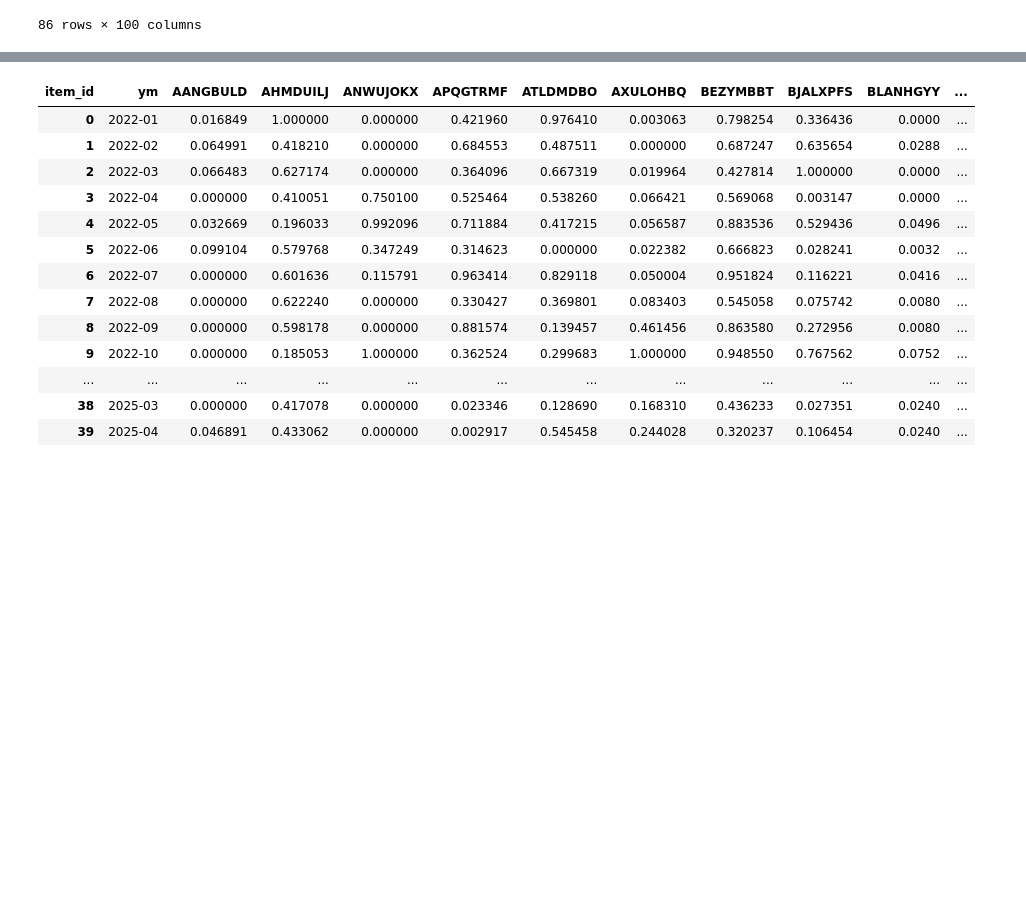
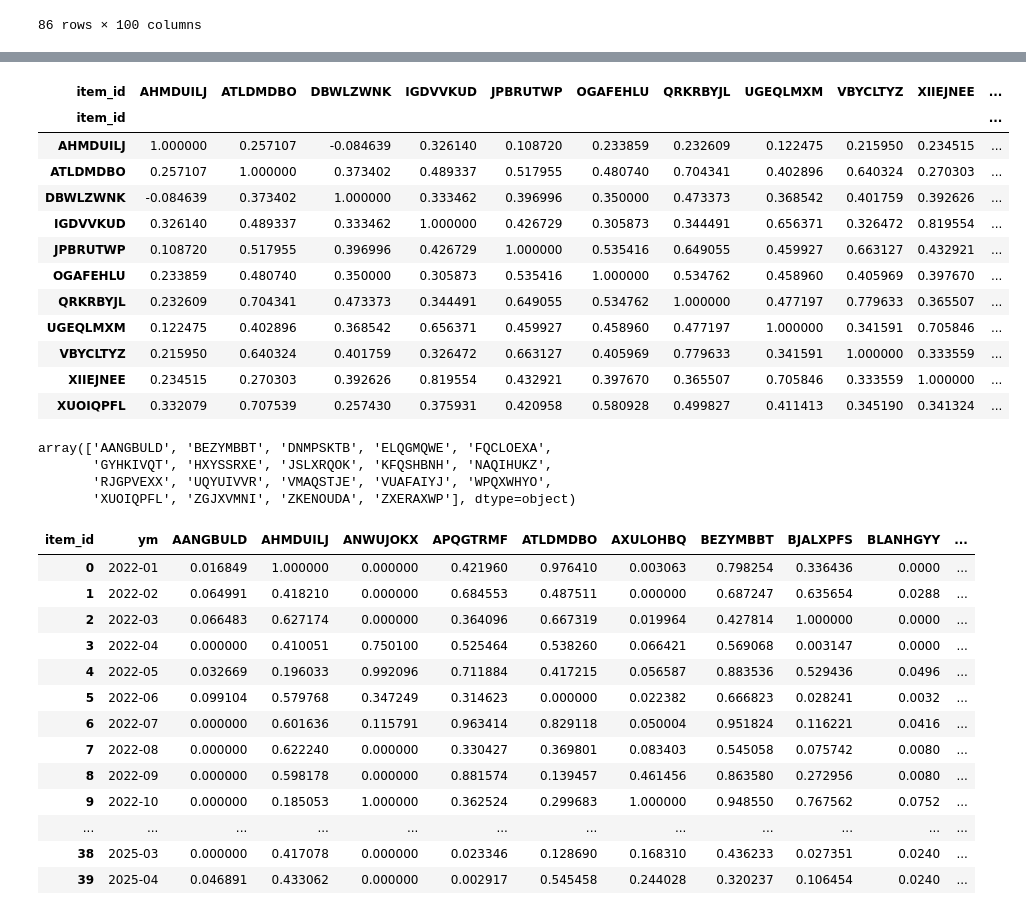
Before and after one commit to hongjeonghui/data-contest-lab, a Jupyter notebook: competitions/2025-kookmin-aibd/02_experiments/notebooks/notebook_code_대일/[Baseline]_피어슨 상관계수 기반 공행성 판단 및 회귀 모델 학습_추론.ipynb, the cells around one changed output, grey strips where cells are left out. Saved outputs shown, nothing was run; the diff lists cells and outputs as text; code cells hidden in the pictures; blank space fills up the shorter version.

```diff
--- a/competitions/2025-kookmin-aibd/02_experiments/notebooks/notebook_code_대일/[Baseline]_피어슨 상관계수 기반 공행성 판단 및 회귀 모델 학습_추론.ipynb
+++ b/competitions/2025-kookmin-aibd/02_experiments/notebooks/notebook_code_대일/[Baseline]_피어슨 상관계수 기반 공행성 판단 및 회귀 모델 학습_추론.ipynb
@@ -137,4 +153,4 @@ pivot_w.head()
 # %%
-hs4 = pd.read_csv('./hs4.csv')
-hs4 = hs4.drop("2024수출액(달러)", axis=1)
+hs4 = pd.read_csv('./hs4_c.csv')
+# hs4 = hs4.drop("2024수출액(달러)", axis=1)
 hs4.columns = ["index", 'hs4', 'tag']
@@ -150,0 +235,5 @@ train["hs4_tag"] = result
+# %%
+same_tag = []
+for i in train.iloc[train["item_id"].drop_duplicates().index]["hs4_tag"].unique():
+    same_tag.append(pivot.reset_index()[pd.merge(pivot,train.iloc[train["item_id"].drop_duplicates().index][["item_id","hs4_tag"]],on="item_id")["hs4_tag"] == i].set_index("item_id").T.columns.to_list())
+same_tag
@@ -150,0 +258,5 @@ train["hs4_tag"] = result
+# %%
+asdqqqqqq = []
+for i in same_tag:
+    if len(i) > 1:
+        asdqqqqqq.append(i)
@@ -150,0 +280,5 @@ train["hs4_tag"] = result
+# %%
+corr_t = pivot.T.corr()
+sorted_corr = {}
+for i in pivot.T.columns:
+    sorted_corr[i]=corr_t[i][abs(corr_t[i]).sort_values(ascending=False) > 0.3]
@@ -280,2 +496,25 @@ out_df = aggregate_monthly(train, ensure_continuous_months=False)
+# %%
+pivot.T[sorted_corr["IGDVVKUD"].index.to_numpy()].corr()
+# %% [output]
+| item_id | AHMDUILJ | ATLDMDBO | DBWLZWNK | IGDVVKUD | JPBRUTWP | OGAFEHLU | QRKRBYJL | UGEQLMXM | VBYCLTYZ | XIIEJNEE | ... |
+| item_id |  |  |  |  |  |  |  |  |  |  | ... |
+| AHMDUILJ | 1.000000 | 0.257107 | -0.084639 | 0.326140 | 0.108720 | 0.233859 | 0.232609 | 0.122475 | 0.215950 | 0.234515 | ... |
+| ATLDMDBO | 0.257107 | 1.000000 | 0.373402 | 0.489337 | 0.517955 | 0.480740 | 0.704341 | 0.402896 | 0.640324 | 0.270303 | ... |
+| DBWLZWNK | -0.084639 | 0.373402 | 1.000000 | 0.333462 | 0.396996 | 0.350000 | 0.473373 | 0.368542 | 0.401759 | 0.392626 | ... |
+| IGDVVKUD | 0.326140 | 0.489337 | 0.333462 | 1.000000 | 0.426729 | 0.305873 | 0.344491 | 0.656371 | 0.326472 | 0.819554 | ... |
+| JPBRUTWP | 0.108720 | 0.517955 | 0.396996 | 0.426729 | 1.000000 | 0.535416 | 0.649055 | 0.459927 | 0.663127 | 0.432921 | ... |
+| OGAFEHLU | 0.233859 | 0.480740 | 0.350000 | 0.305873 | 0.535416 | 1.000000 | 0.534762 | 0.458960 | 0.405969 | 0.397670 | ... |
+| QRKRBYJL | 0.232609 | 0.704341 | 0.473373 | 0.344491 | 0.649055 | 0.534762 | 1.000000 | 0.477197 | 0.779633 | 0.365507 | ... |
+| UGEQLMXM | 0.122475 | 0.402896 | 0.368542 | 0.656371 | 0.459927 | 0.458960 | 0.477197 | 1.000000 | 0.341591 | 0.705846 | ... |
+| VBYCLTYZ | 0.215950 | 0.640324 | 0.401759 | 0.326472 | 0.663127 | 0.405969 | 0.779633 | 0.341591 | 1.000000 | 0.333559 | ... |
+| XIIEJNEE | 0.234515 | 0.270303 | 0.392626 | 0.819554 | 0.432921 | 0.397670 | 0.365507 | 0.705846 | 0.333559 | 1.000000 | ... |
+| XUOIQPFL | 0.332079 | 0.707539 | 0.257430 | 0.375931 | 0.420958 | 0.580928 | 0.499827 | 0.411413 | 0.345190 | 0.341324 | ... |
+# %%
+[sorted_corr[REF_ITEM].index.to_numpy()]
+# %% [output]
+array(['AANGBULD', 'BEZYMBBT', 'DNMPSKTB', 'ELQGMQWE', 'FQCLOEXA',
+       'GYHKIVQT', 'HXYSSRXE', 'JSLXRQOK', 'KFQSHBNH', 'NAQIHUKZ',
+       'RJGPVEXX', 'UQYUIVVR', 'VMAQSTJE', 'VUAFAIYJ', 'WPQXWHYO',
+       'XUOIQPFL', 'ZGJXVMNI', 'ZKENOUDA', 'ZXERAXWP'], dtype=object)
 # %%
 import plotly.express as px
```
Also changed, not shown: parts of 59 cells of this notebook.
